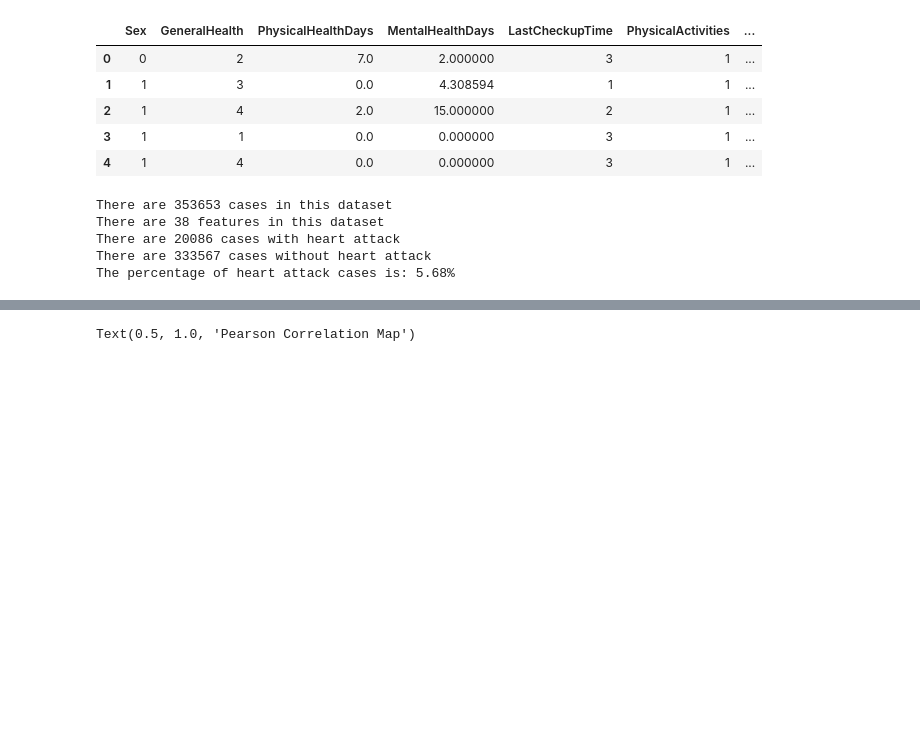
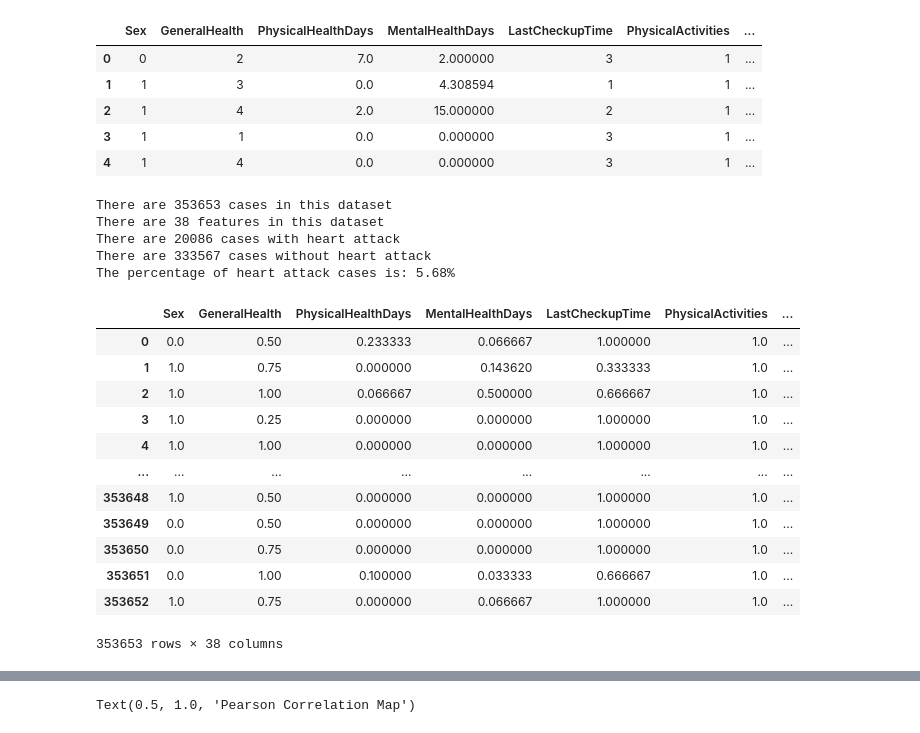
Before and after one commit to LazarosPan/Heart-Disease, a Jupyter notebook: Code/analysis.ipynb, the cells around one changed output, grey strips where cells are left out. Drawn from its saved outputs; the diff is of its cells as text; code cells hidden in the pictures; blank space fills up the shorter version.

```diff
--- a/Code/analysis.ipynb
+++ b/Code/analysis.ipynb
@@ -124,0 +132,16 @@ y_mapped = df_mapped['HadHeartAttack']
+# %%
+X_mapped_scaled
+# %% [output]
+|  | Sex | GeneralHealth | PhysicalHealthDays | MentalHealthDays | LastCheckupTime | PhysicalActivities | ... |
+| 0 | 0.0 | 0.50 | 0.233333 | 0.066667 | 1.000000 | 1.0 | ... |
+| 1 | 1.0 | 0.75 | 0.000000 | 0.143620 | 0.333333 | 1.0 | ... |
+| 2 | 1.0 | 1.00 | 0.066667 | 0.500000 | 0.666667 | 1.0 | ... |
+| 3 | 1.0 | 0.25 | 0.000000 | 0.000000 | 1.000000 | 1.0 | ... |
+| 4 | 1.0 | 1.00 | 0.000000 | 0.000000 | 1.000000 | 1.0 | ... |
+| ... | ... | ... | ... | ... | ... | ... | ... |
+| 353648 | 1.0 | 0.50 | 0.000000 | 0.000000 | 1.000000 | 1.0 | ... |
+| 353649 | 0.0 | 0.50 | 0.000000 | 0.000000 | 1.000000 | 1.0 | ... |
+| 353650 | 0.0 | 0.75 | 0.000000 | 0.000000 | 1.000000 | 1.0 | ... |
+| 353651 | 0.0 | 1.00 | 0.100000 | 0.033333 | 0.666667 | 1.0 | ... |
+| 353652 | 1.0 | 0.75 | 0.000000 | 0.066667 | 1.000000 | 1.0 | ... |
+353653 rows × 38 columns
```
Also changed, not shown: parts of 17 cells of this notebook, 8 other files.
